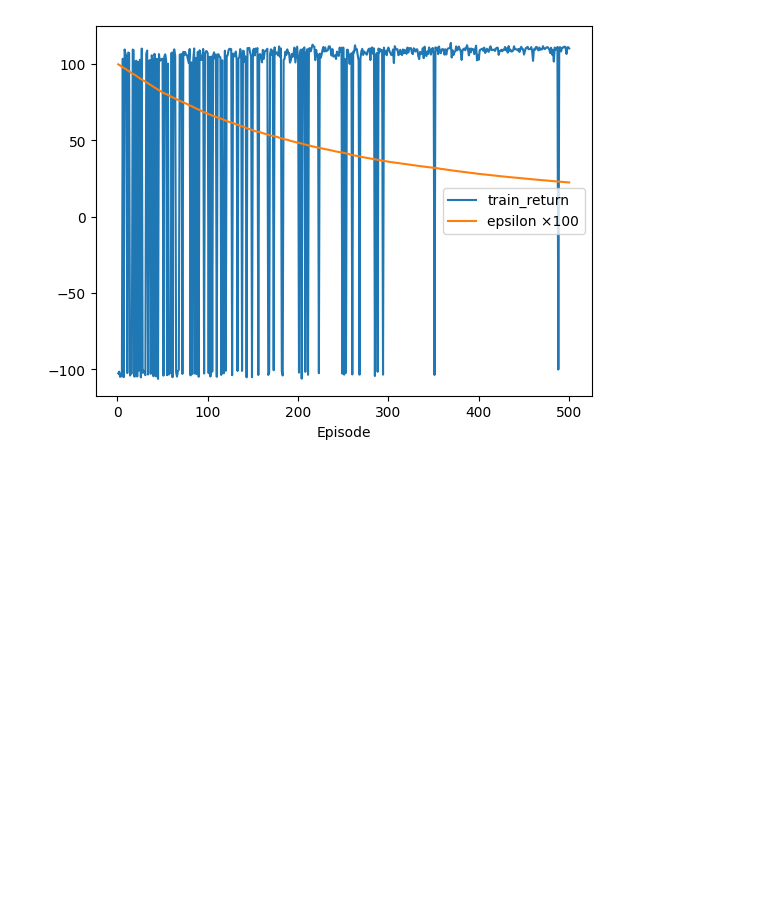
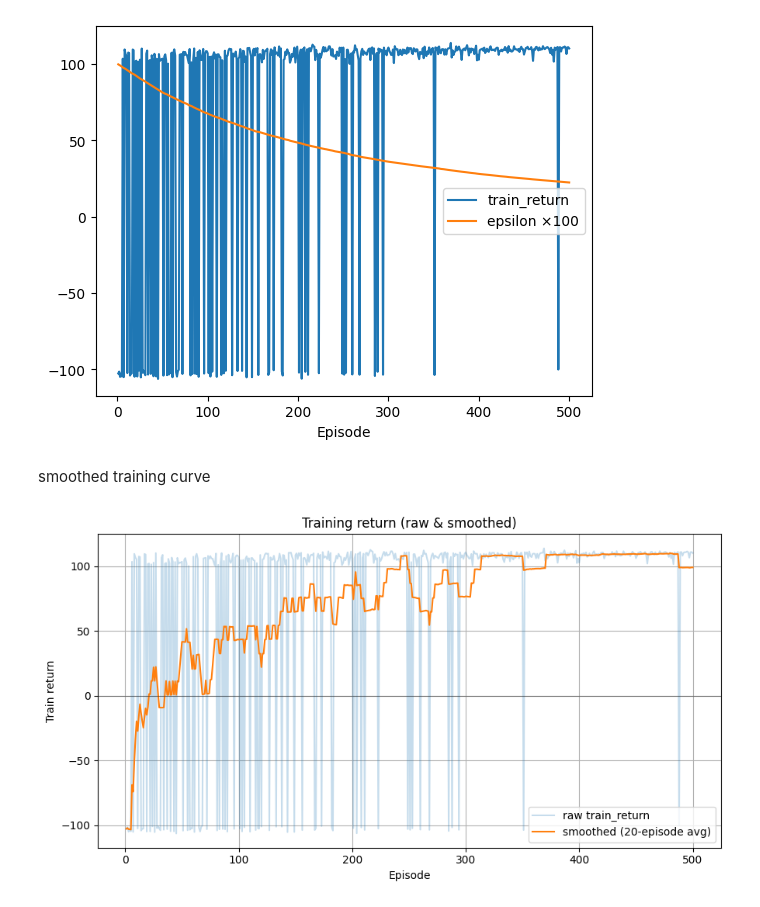
Before and after one commit to mikelpri3/RL_project, a Jupyter notebook: pruebas1.ipynb, the cells around one changed output. Cells and saved outputs as stored; diff of their text form; code cells hidden in the pictures; blank space fills up the shorter version.

Commit message:
some plots to explore logs

```diff
--- a/pruebas1.ipynb
+++ b/pruebas1.ipynb
@@ -349,3 +349,28 @@ plt.plot(df_train_2["episode"], df_train_2["epsilon"]*100, label="epsilon ×100"
 plt.xlabel("Episode"); plt.legend(); plt.show()
 # %% [output]
 [figure]
+# %% [markdown]
+smoothed training curve
+# %%
+import pandas as pd
+import matplotlib.pyplot as plt
+
+df = pd.read_csv("logs/train_log_20251024_125727.csv")
+
+# smoothing
+win = 20
+df["train_return_smooth"] = df["train_return"].rolling(window=win, min_periods=1).mean()
+
+plt.figure(figsize=(9,5))
+plt.plot(df["episode"], df["train_return"], alpha=0.25, label="raw train_return")
+plt.plot(df["episode"], df["train_return_smooth"], label=f"smoothed ({win}-episode avg)")
+plt.axhline(0, color="k", linewidth=0.8, alpha=0.4)
+plt.xlabel("Episode")
+plt.ylabel("Train return")
+plt.title("Training return (raw & smoothed)")
+plt.legend()
+plt.grid(True)
+plt.tight_layout()
+plt.show()
+# %% [output]
+[figure, added]
```
Also changed, not shown: parts of 5 cells of this notebook.
